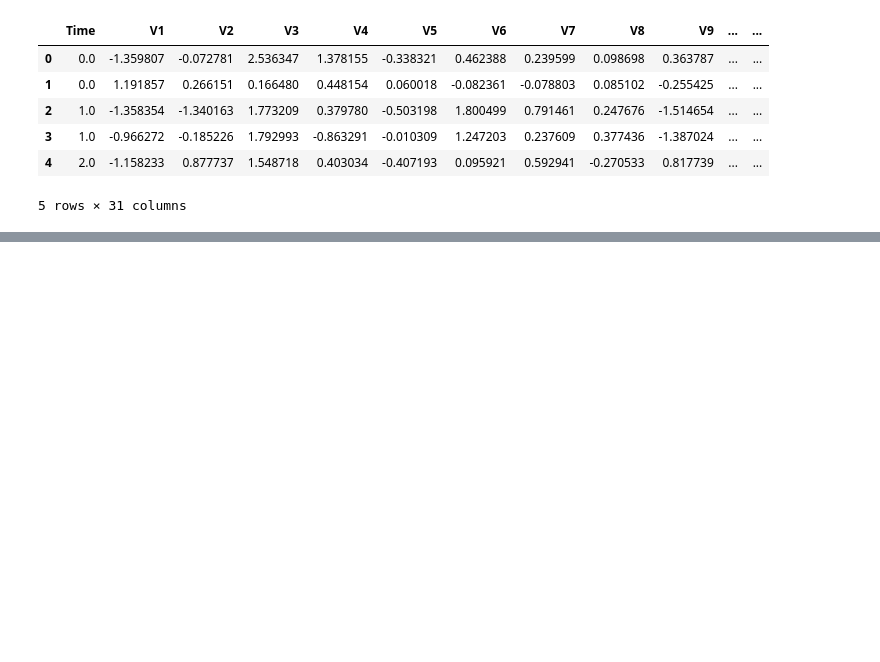
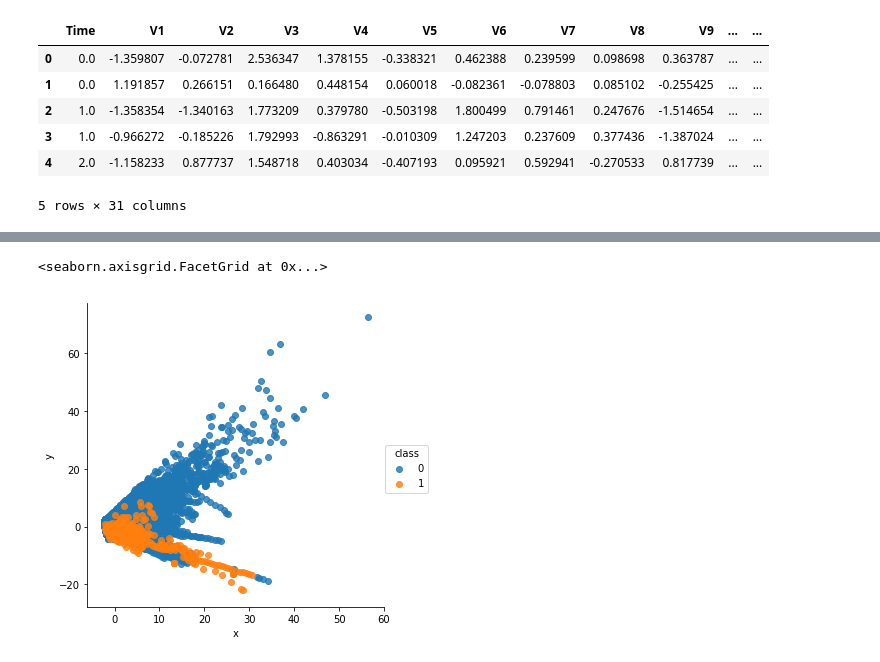
Before and after one commit to Bnic3/creditcard_fraud_detector, a Jupyter notebook: fraud_detector/fraud_detector.ipynb, the cells around one changed output, grey strips where cells are left out. Cells and saved outputs as stored; diff of their text form; code cells hidden in the pictures; blank space fills up the shorter version.

```diff
--- a/fraud_detector/fraud_detector.ipynb
+++ b/fraud_detector/fraud_detector.ipynb
@@ -43,0 +83,4 @@ card_data.head()
+# %%
+pca = PCA(n_components=2)
+#card_data_2d = pd.DataFrame(pca.fit_transform(card_data[:,1:30]))
+card_data_2d = pd.DataFrame(pca.fit_transform(card_data.drop(['Amount', 'Class','Time'], axis=1)))
@@ -43,0 +106,3 @@ card_data.head()
+# %%
+card_data_2d = pd.concat([card_data_2d, card_data['Class']], axis=1)
+card_data_2d.columns
@@ -43,0 +111,2 @@ card_data.head()
+# %%
+card_data_2d.columns = ['x', 'y', 'class']
@@ -43,0 +122,5 @@ card_data.head()
+# %%
+sns.lmplot(x="x",y="y", data=card_data_2d, fit_reg = False, hue="class")
+# %% [output]
+<seaborn.axisgrid.FacetGrid at 0x...>
+[figure, added]
```
Also changed, not shown: parts of 20 cells of this notebook.
